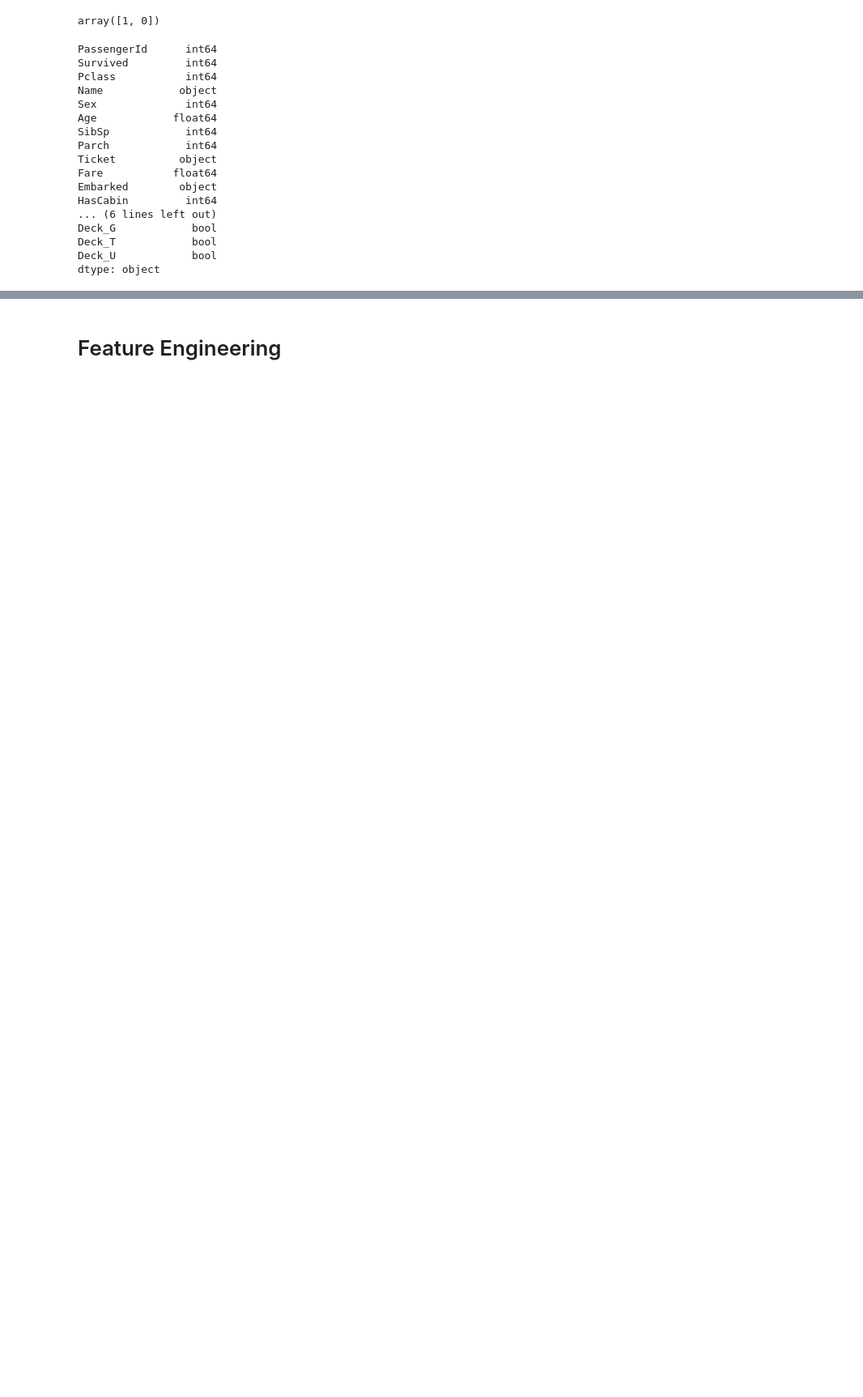
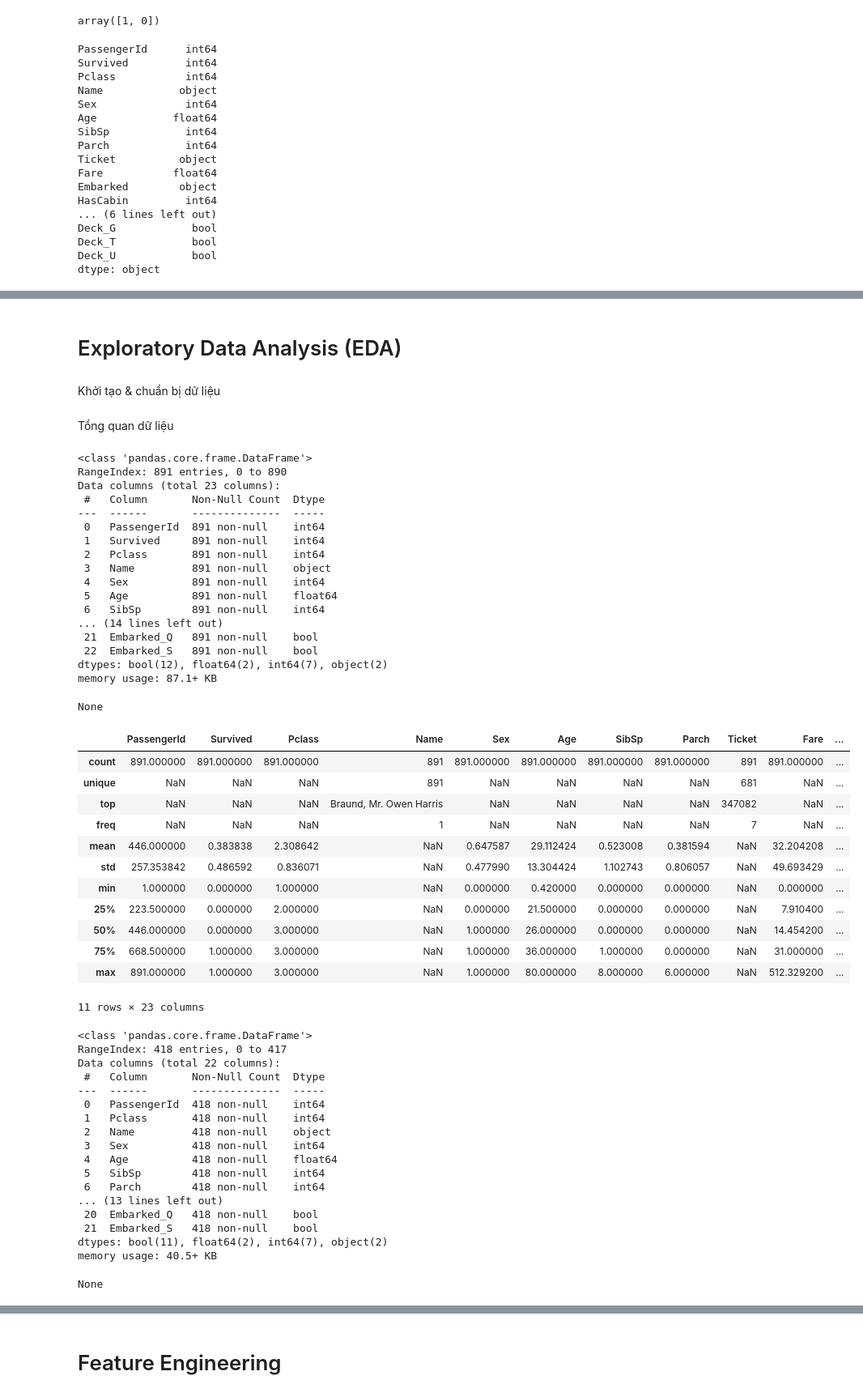
Before and after one commit to Phtzone/SGU25_KPDL_Group, a Jupyter notebook: Challange 1/titanic/titanic.ipynb, the cells around one changed output, grey strips where cells are left out. Shown at 81% size. Saved outputs shown, nothing was run; the diff lists cells and outputs as text; code cells hidden in the pictures; blank space fills up the shorter version.

```diff
--- a/Challange 1/titanic/titanic.ipynb
+++ b/Challange 1/titanic/titanic.ipynb
@@ -300,0 +324,4 @@ dtype: object
+# %% [markdown]
+# Exploratory Data Analysis (EDA)
+# %% [markdown]
+Khởi tạo & chuẩn bị dữ liệu
@@ -300,0 +331,56 @@ dtype: object
+# %% [markdown]
+Tổng quan dữ liệu
+# %%
+display(raw_train.info())
+display(raw_train.describe(include="all"))
+display(raw_test.info())
+# %% [output]
+<class 'pandas.core.frame.DataFrame'>
+RangeIndex: 891 entries, 0 to 890
+Data columns (total 23 columns):
+ #   Column       Non-Null Count  Dtype
+---  ------       --------------  -----
+ 0   PassengerId  891 non-null    int64
+ 1   Survived     891 non-null    int64
+ 2   Pclass       891 non-null    int64
+ 3   Name         891 non-null    object
+ 4   Sex          891 non-null    int64
+ 5   Age          891 non-null    float64
+ 6   SibSp        891 non-null    int64
+... (14 lines left out)
+ 21  Embarked_Q   891 non-null    bool
+ 22  Embarked_S   891 non-null    bool
+dtypes: bool(12), float64(2), int64(7), object(2)
+memory usage: 87.1+ KB
+None
+|  | PassengerId | Survived | Pclass | Name | Sex | Age | SibSp | Parch | Ticket | Fare | ... |
+| count | 891.000000 | 891.000000 | 891.000000 | 891 | 891.000000 | 891.000000 | 891.000000 | 891.000000 | 891 | 891.000000 | ... |
+| unique | NaN | NaN | NaN | 891 | NaN | NaN | NaN | NaN | 681 | NaN | ... |
+| top | NaN | NaN | NaN | Braund, Mr. Owen Harris | NaN | NaN | NaN | NaN | 347082 | NaN | ... |
+| freq | NaN | NaN | NaN | 1 | NaN | NaN | NaN | NaN | 7 | NaN | ... |
+| mean | 446.000000 | 0.383838 | 2.308642 | NaN | 0.647587 | 29.112424 | 0.523008 | 0.381594 | NaN | 32.204208 | ... |
+| std | 257.353842 | 0.486592 | 0.836071 | NaN | 0.477990 | 13.304424 | 1.102743 | 0.806057 | NaN | 49.693429 | ... |
+| min | 1.000000 | 0.000000 | 1.000000 | NaN | 0.000000 | 0.420000 | 0.000000 | 0.000000 | NaN | 0.000000 | ... |
+| 25% | 223.500000 | 0.000000 | 2.000000 | NaN | 0.000000 | 21.500000 | 0.000000 | 0.000000 | NaN | 7.910400 | ... |
+| 50% | 446.000000 | 0.000000 | 3.000000 | NaN | 1.000000 | 26.000000 | 0.000000 | 0.000000 | NaN | 14.454200 | ... |
+| 75% | 668.500000 | 1.000000 | 3.000000 | NaN | 1.000000 | 36.000000 | 1.000000 | 0.000000 | NaN | 31.000000 | ... |
+| max | 891.000000 | 1.000000 | 3.000000 | NaN | 1.000000 | 80.000000 | 8.000000 | 6.000000 | NaN | 512.329200 | ... |
+11 rows × 23 columns
+<class 'pandas.core.frame.DataFrame'>
+RangeIndex: 418 entries, 0 to 417
+Data columns (total 22 columns):
+ #   Column       Non-Null Count  Dtype
+---  ------       --------------  -----
+ 0   PassengerId  418 non-null    int64
+ 1   Pclass       418 non-null    int64
+ 2   Name         418 non-null    object
+ 3   Sex          418 non-null    int64
+ 4   Age          418 non-null    float64
+ 5   SibSp        418 non-null    int64
+ 6   Parch        418 non-null    int64
+... (13 lines left out)
+ 20  Embarked_Q   418 non-null    bool
+ 21  Embarked_S   418 non-null    bool
+dtypes: bool(11), float64(2), int64(7), object(2)
+memory usage: 40.5+ KB
+None
```
Also changed, not shown: parts of 12 cells of this notebook.
